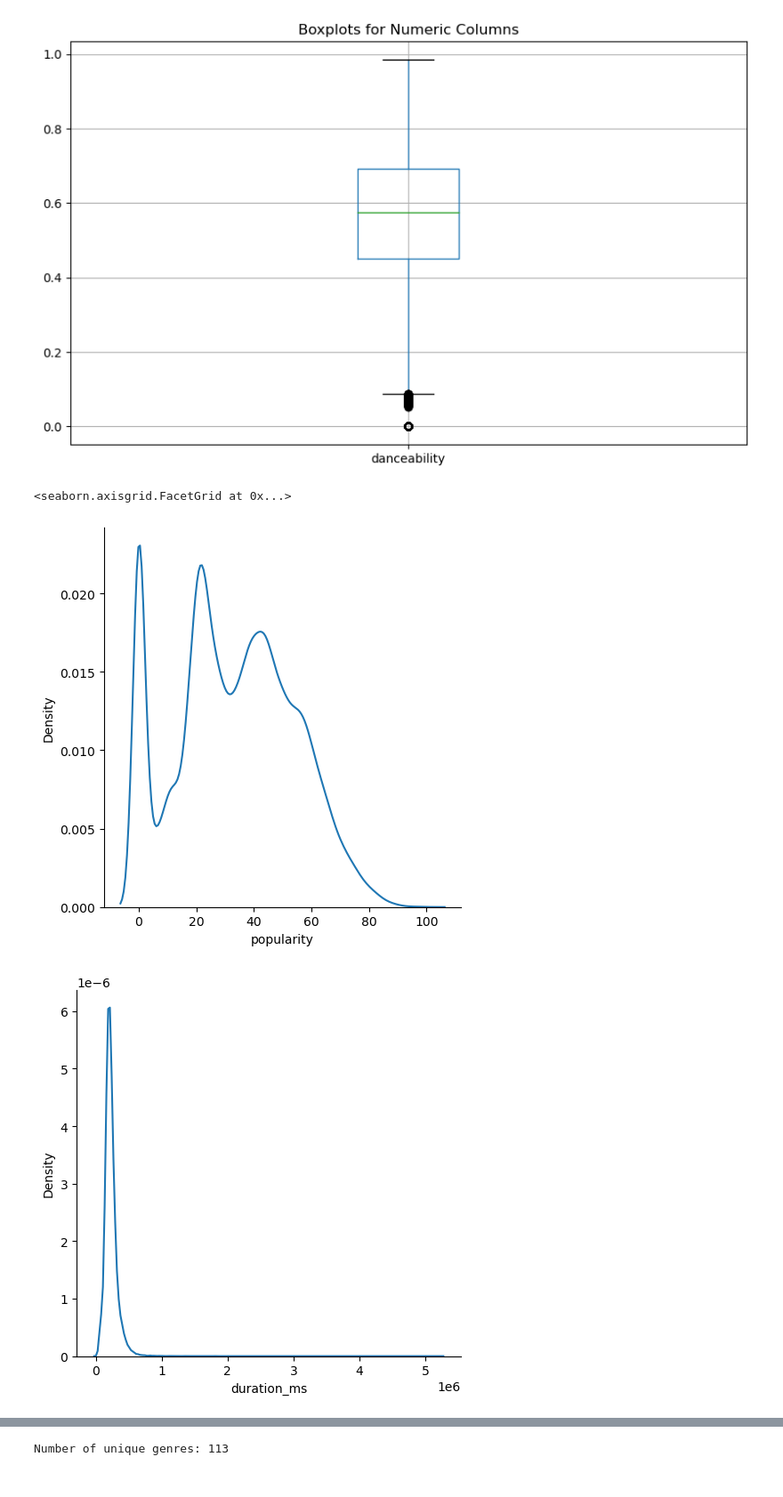
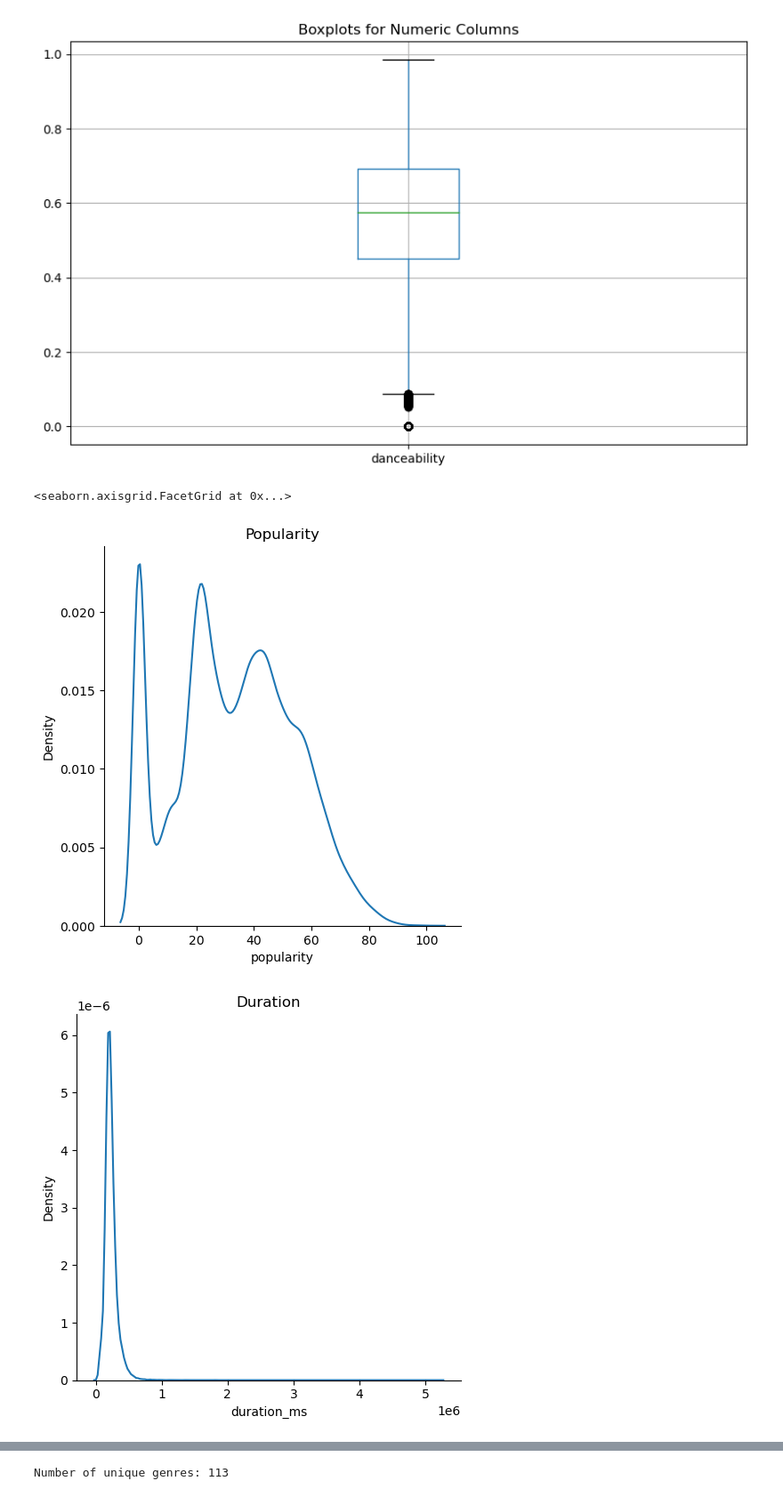
Before and after one commit to tobiasmj97/M1_assignment_recommender-app_group_5, a Jupyter notebook: M1_Assignement_UML.ipynb, the cells around one changed output, grey strips where cells are left out. Shown at 89% size. Saved outputs shown, nothing was run; the diff lists cells and outputs as text; code cells hidden in the pictures.

```diff
--- a/M1_Assignement_UML.ipynb
+++ b/M1_Assignement_UML.ipynb
@@ -381,15 +342,15 @@ plt.show()
 # %%
 # What are the distributions of song popularity, duration_ms, and danceability? Use appropriate visualizations.
 sns.displot(data=df,
             x="popularity",
-            kind="kde")
+            kind="kde").set(title='Popularity')
 sns.displot(data=df,
             x="duration_ms",
-            kind="kde")
+            kind="kde").set(title='Duration')
 sns.displot(data=df,
             x="danceability",
-            kind="kde")
+            kind="kde").set(title='Danceability')
 # %% [output]
 <seaborn.axisgrid.FacetGrid at 0x...>
-[figure, old version]
+[figure, new version]
-[figure, old version]
+[figure, new version]
```
Also changed, not shown: parts of 53 cells of this notebook.
